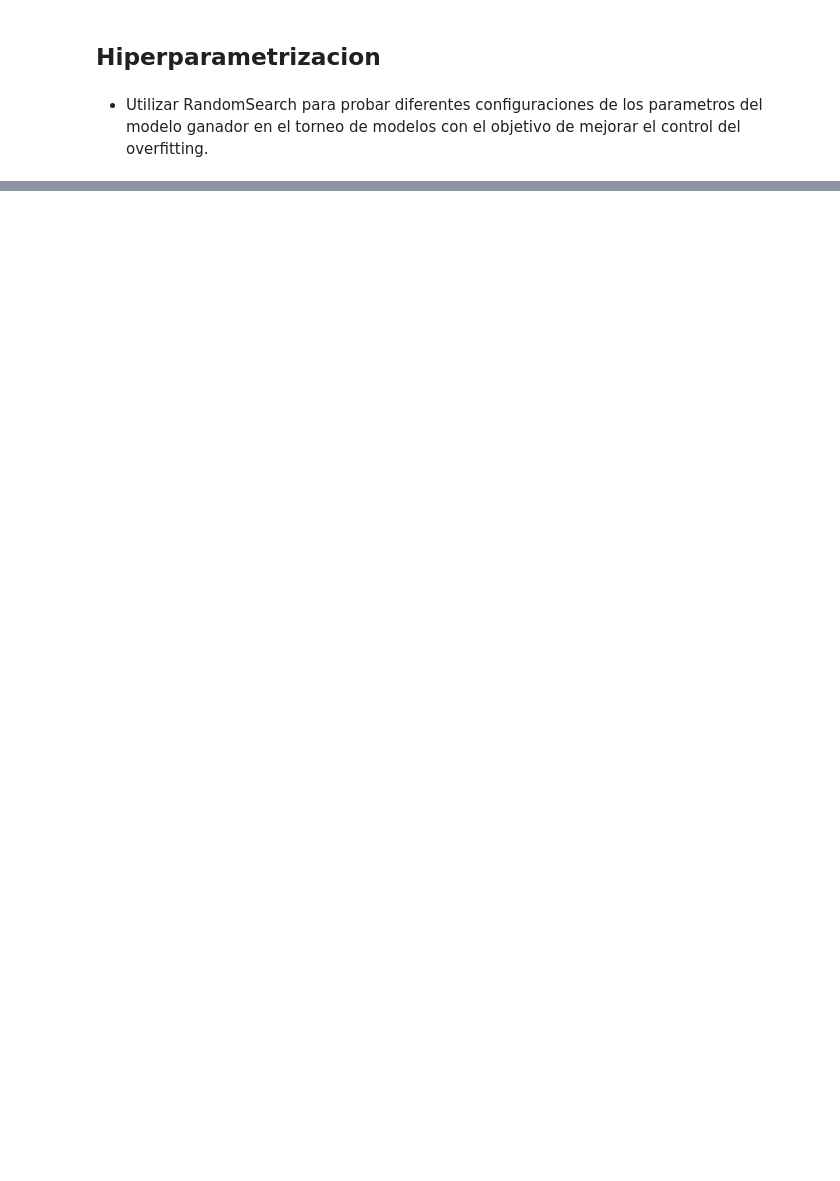
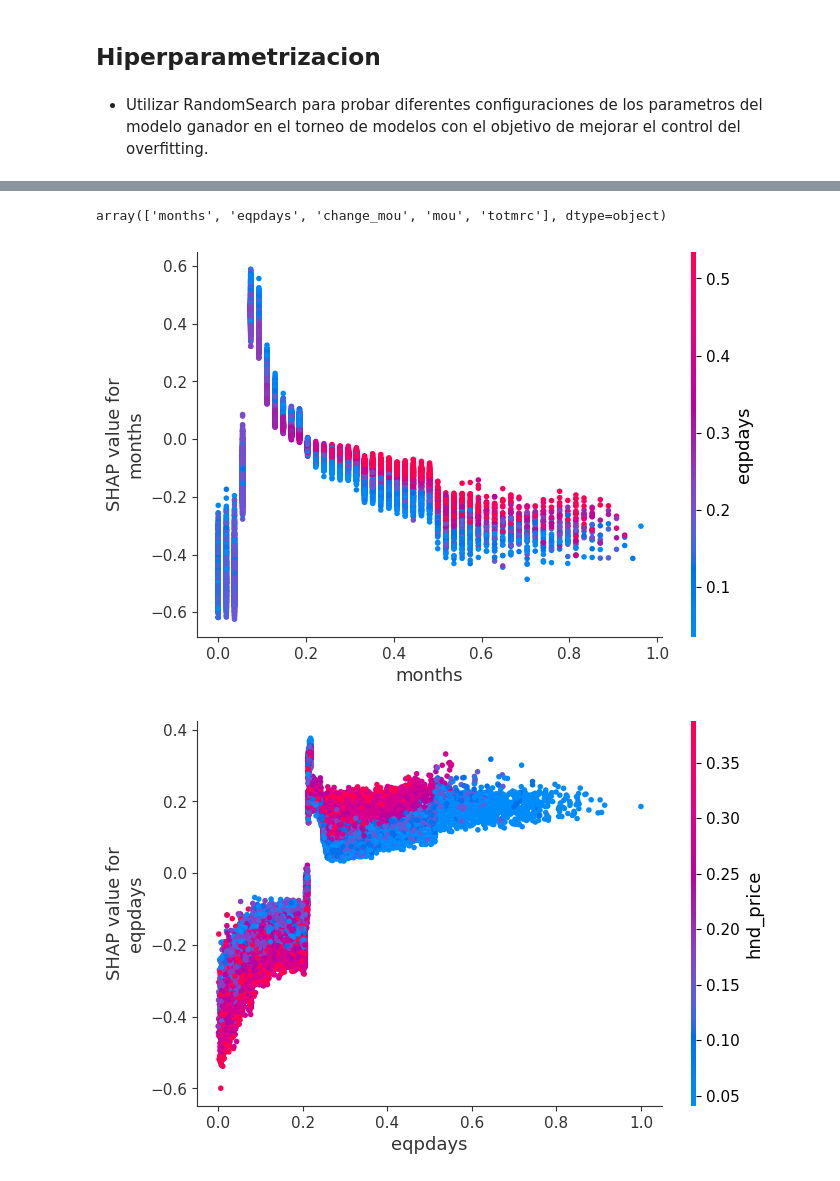
Before and after one commit to morenourey/CHAT, a Jupyter notebook: entregable2/ML_2_Model.ipynb, the cells around one changed output, grey strips where cells are left out. Drawn from its saved outputs; the diff is of its cells as text; code cells hidden in the pictures; blank space fills up the shorter version.

```diff
--- a/entregable2/ML_2_Model.ipynb
+++ b/entregable2/ML_2_Model.ipynb
@@ -342,0 +462,11 @@ DecisionTreeClassifier 0.50887
+# %%
+top5_features = feature_importances_df.head(5)['Feature'].values
+top5_features
+# %% [output]
+array(['months', 'eqpdays', 'change_mou', 'mou', 'totmrc'], dtype=object)
+# %%
+for feature in top5_features:
+    shap.dependence_plot(feature, shap_values, X_test)
+# %% [output]
+[figure, added]
+[figure, added]
```
Also changed, not shown: parts of 46 cells of this notebook.
